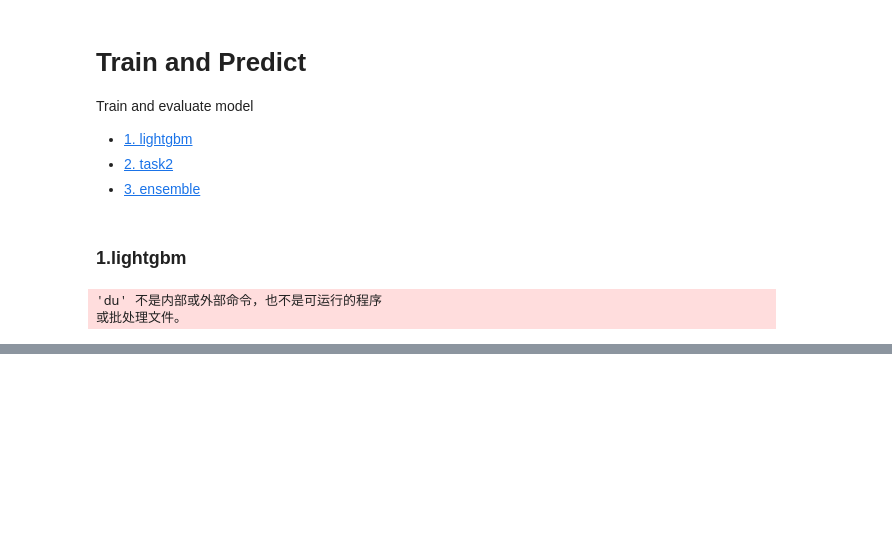
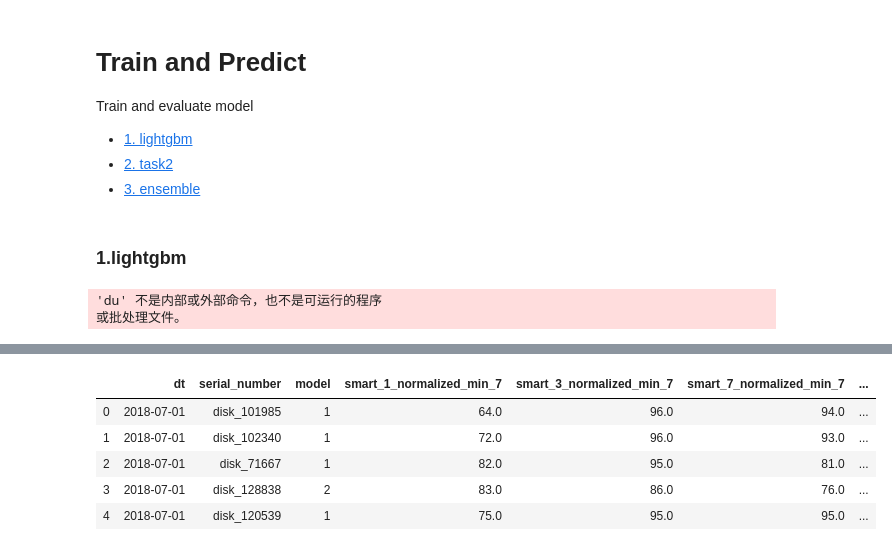
Before and after one commit to DevinWang23/tianchi_ai_ops_2020, a Jupyter notebook: jupyter_notebook/train.ipynb, the cells around one changed output, grey strips where cells are left out. Cells and saved outputs as stored; diff of their text form; code cells hidden in the pictures; blank space fills up the shorter version.

```diff
--- a/jupyter_notebook/train.ipynb
+++ b/jupyter_notebook/train.ipynb
@@ -43,7 +43,7 @@ from utils import (
 # %%
 # global settings
 InteractiveShell.ast_node_interactivity = "all"
-pd.set_option('display.max_rows', 100)
+pd.set_option('display.max_rows', 200)
 pd.set_option('display.max_columns',1000)
 pd.set_option('display.width',100)
 sns.set(rc={'figure.figsize':(20,10)})
@@ -217,3 +225,12 @@ Early stopping, best iteration is:
+# %%
+eval_df.head(5)
+# %% [output]
+|  | dt | serial_number | model | smart_1_normalized_min_7 | smart_3_normalized_min_7 | smart_7_normalized_min_7 | ... |
+| 0 | 2018-07-01 | disk_101985 | 1 | 64.0 | 96.0 | 94.0 | ... |
+| 1 | 2018-07-01 | disk_102340 | 1 | 72.0 | 96.0 | 93.0 | ... |
+| 2 | 2018-07-01 | disk_71667 | 1 | 82.0 | 95.0 | 81.0 | ... |
+| 3 | 2018-07-01 | disk_128838 | 2 | 83.0 | 86.0 | 76.0 | ... |
+| 4 | 2018-07-01 | disk_120539 | 1 | 75.0 | 95.0 | 95.0 | ... |
 # %%
 # train
 model_params = {
```
Also changed, not shown: parts of 4 cells of this notebook, 9 other files.
